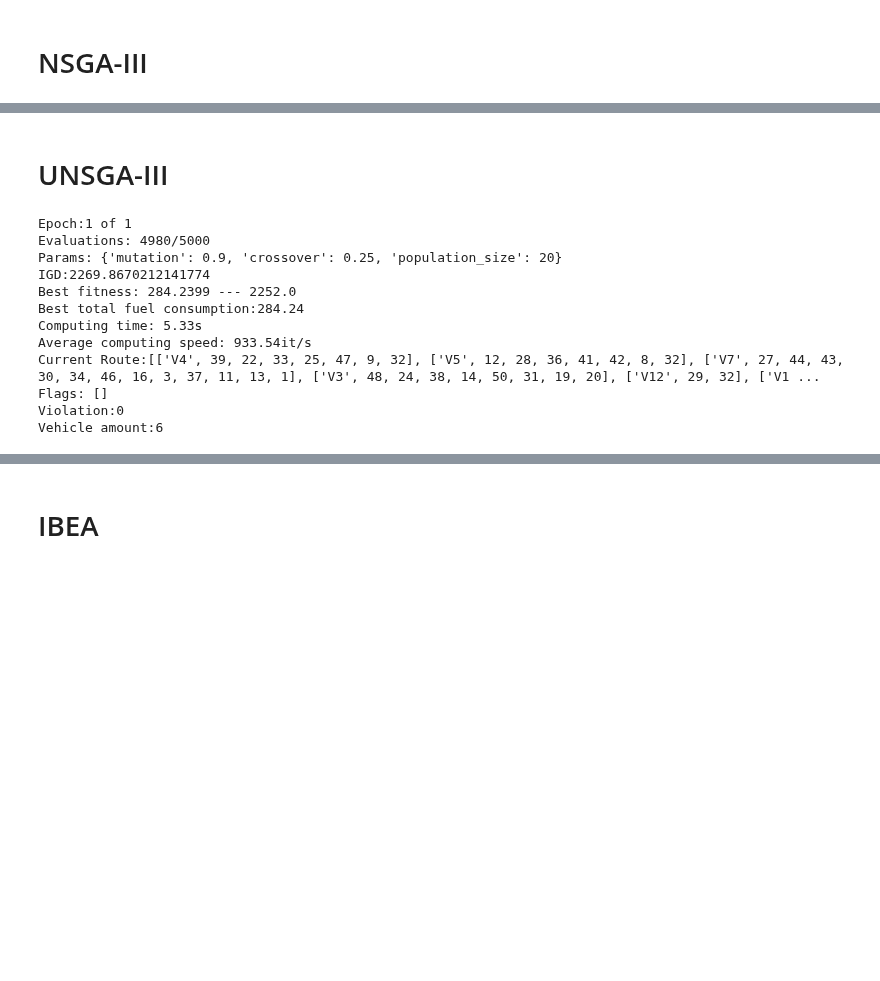
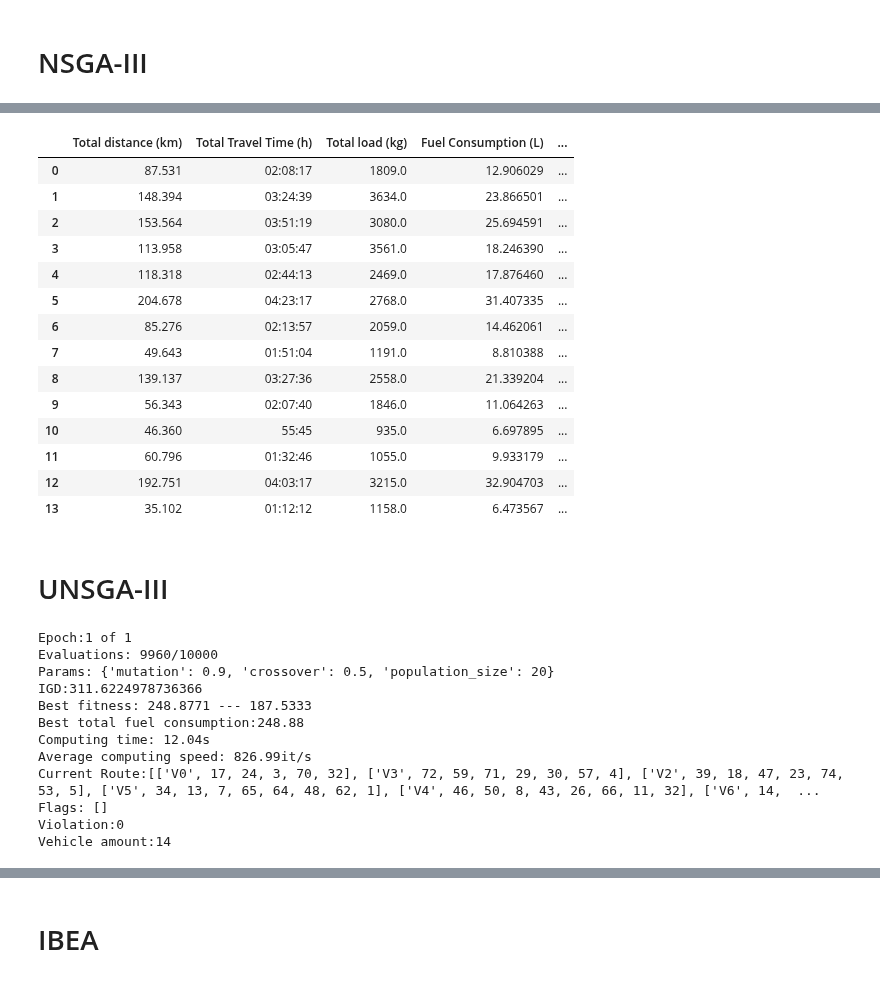
Before and after one commit to kallekj/Explorer, a Jupyter notebook: src/Algorithm_comparison.ipynb, the cells around one changed output, grey strips where cells are left out. Saved outputs shown, nothing was run; the diff lists cells and outputs as text; code cells hidden in the pictures; blank space fills up the shorter version.

```diff
--- a/src/Algorithm_comparison.ipynb
+++ b/src/Algorithm_comparison.ipynb
@@ -360,3 +363,21 @@ Vehicle amount:6
+# %%
+get_solution_results(front_NSGAIII[0],routingContext,vehicles)
+# %% [output]
+|  | Total distance (km) | Total Travel Time (h) | Total load (kg) | Fuel Consumption (L) | ... |
+| 0 | 87.531 | 02:08:17 | 1809.0 | 12.906029 | ... |
+| 1 | 148.394 | 03:24:39 | 3634.0 | 23.866501 | ... |
+| 2 | 153.564 | 03:51:19 | 3080.0 | 25.694591 | ... |
+| 3 | 113.958 | 03:05:47 | 3561.0 | 18.246390 | ... |
+| 4 | 118.318 | 02:44:13 | 2469.0 | 17.876460 | ... |
+| 5 | 204.678 | 04:23:17 | 2768.0 | 31.407335 | ... |
+| 6 | 85.276 | 02:13:57 | 2059.0 | 14.462061 | ... |
+| 7 | 49.643 | 01:51:04 | 1191.0 | 8.810388 | ... |
+| 8 | 139.137 | 03:27:36 | 2558.0 | 21.339204 | ... |
+| 9 | 56.343 | 02:07:40 | 1846.0 | 11.064263 | ... |
+| 10 | 46.360 | 55:45 | 935.0 | 6.697895 | ... |
+| 11 | 60.796 | 01:32:46 | 1055.0 | 9.933179 | ... |
+| 12 | 192.751 | 04:03:17 | 3215.0 | 32.904703 | ... |
+| 13 | 35.102 | 01:12:12 | 1158.0 | 6.473567 | ... |
 # %% [markdown]
 # UNSGA-III
 # %%
@@ -371,17 +392,17 @@ from jmetal.util.density_estimator import CrowdingDistance
 from jmetal.util.ranking import FastNonDominatedRanking
 from jmetal.util.comparator import DominanceComparator, Comparator, MultiComparator
 
-parameters_UNSGAIII = optimal_parameters["UNSGAIII"]
+parameters_UNSGAIII = optimal_parameters["NSGAIII"]
 
 plot_data_UNSGAIII = deepcopy(plot_data_storage_base)
 for x in range(amount_of_runs):
 
-    problem_UNSGAIII = VRP(data_model_input_multi_objective)
+    problem_UNSGAIII = VRP_pickup_and_drop(data_model_input_multi_objective)
     problem_UNSGAIII.name = "NSGA-III"
     problem_UNSGAIII.assignClosestEndPoint = True
-    max_evaluations = amount_of_evaluations
+    max_evaluations = 10000
 
-    algorithm_UNSGAIII = UNSGAIII(problem=problem_UNSGAIII,
+    algorithm_UNSGAIII = NSGAIII(problem=problem_UNSGAIII,
                             population_size=parameters_UNSGAIII["population_size"],
                             reference_directions=UniformReferenceDirectionFactory(2, n_points=8),
                             mutation= PermutationSwapMutation(parameters_UNSGAIII["mutation"]),
@@ -405,14 +426,14 @@ for x in range(amount_of_runs):
 Unsga3_numerical_path = get_numerical_path(front_UNSGAIII[0].path,vehicles)
 # %% [output]
 Epoch:1 of 1
-Evaluations: 4980/5000
-Params: {'mutation': 0.9, 'crossover': 0.25, 'population_size': 20}
-IGD:2269.8670212141774
-Best fitness: 284.2399 --- 2252.0
-Best total fuel consumption:284.24
-Computing time: 5.33s
-Average computing speed: 933.54it/s
-Current Route:[['V4', 39, 22, 33, 25, 47, 9, 32], ['V5', 12, 28, 36, 41, 42, 8, 32], ['V7', 27, 44, 43, 30, 34, 46, 16, 3, 37, 11, 13, 1], ['V3', 48, 24, 38, 14, 50, 31, 19, 20], ['V12', 29, 32], ['V1 ...
+Evaluations: 9960/10000
+Params: {'mutation': 0.9, 'crossover': 0.5, 'population_size': 20}
+IGD:311.6224978736366
+Best fitness: 248.8771 --- 187.5333
+Best total fuel consumption:248.88
+Computing time: 12.04s
+Average computing speed: 826.99it/s
+Current Route:[['V0', 17, 24, 3, 70, 32], ['V3', 72, 59, 71, 29, 30, 57, 4], ['V2', 39, 18, 47, 23, 74, 53, 5], ['V5', 34, 13, 7, 65, 64, 48, 62, 1], ['V4', 46, 50, 8, 43, 26, 66, 11, 32], ['V6', 14,  ...
 Flags: []
 Violation:0
-Vehicle amount:6
+Vehicle amount:14
```
Also changed, not shown: parts of 12 cells of this notebook, 4 other files.
